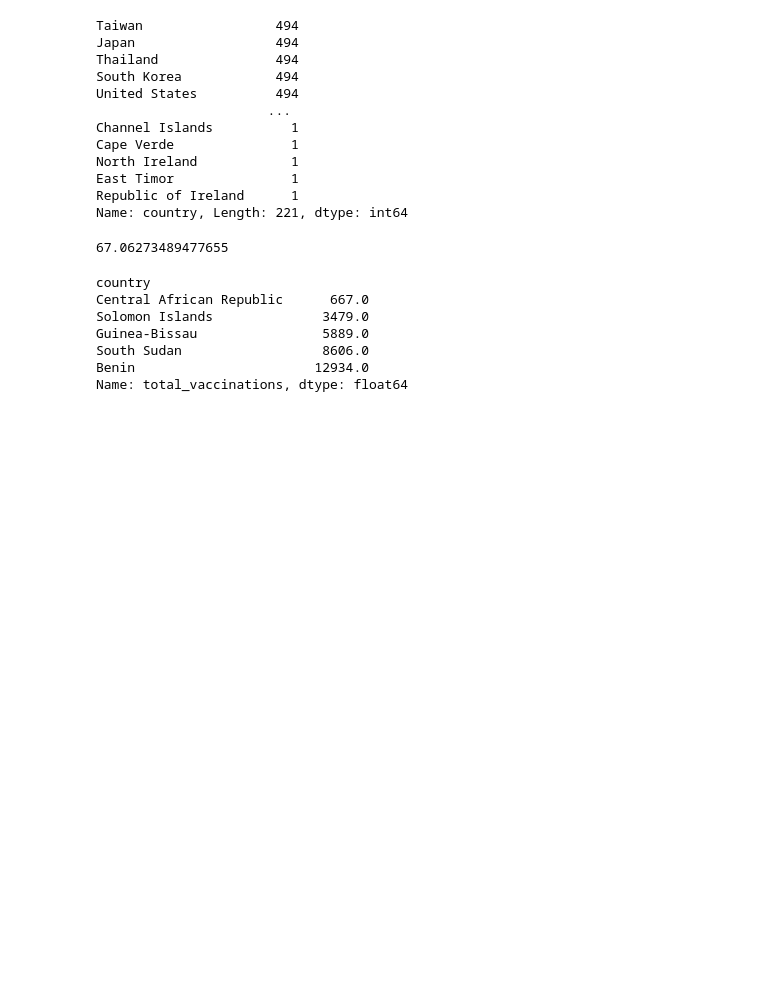
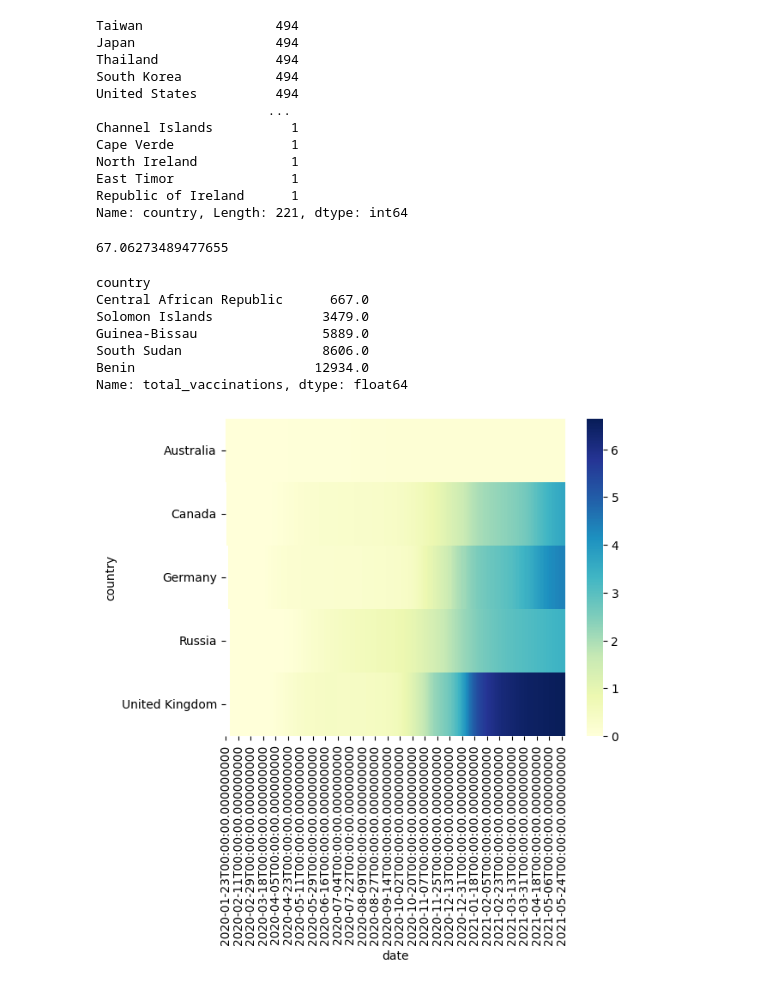
Before and after one commit to Dennniskoo/data_science, a Jupyter notebook: SkillFactory/Pandas/visualization01.ipynb, the cells around one changed output. Drawn from its saved outputs; the diff is of its cells as text; code cells hidden in the pictures; blank space fills up the shorter version.

Commit message:
seaborn

```diff
--- a/SkillFactory/Pandas/visualization01.ipynb
+++ b/SkillFactory/Pandas/visualization01.ipynb
@@ -85,3 +87,30 @@ Guinea-Bissau                5889.0
 South Sudan                  8606.0
 Benin                       12934.0
 Name: total_vaccinations, dtype: float64
+# %%
+countries = ['Russia', 'Australia', 'Germany', 'Canada', 'United Kingdom']
+croped_covid_df = data[data['country'].isin(countries)]
+del countries
+
+populations = pd.DataFrame([
+    ['Canada', 37664517],
+    ['Germany', 83721496],
+    ['Russia', 145975300],
+    ['Australia', 25726900],
+    ['United Kingdom', 67802690]
+    ],
+    columns=['country', 'population']
+)
+croped_covid_df = croped_covid_df.merge(populations, on=['country'])
+croped_covid_df['daily_confirmed_per_hundred'] = croped_covid_df['daily_confirmed'] / croped_covid_df['population'] * 100
+croped_covid_df.head()
+del populations
+# %%
+croped_covid_df['confirmed_per_hundred'] = croped_covid_df['confirmed'] / croped_covid_df['population'] * 100
+# %%
+import seaborn as sns
+
+heatmap = sns.heatmap(data=croped_covid_df.pivot_table(columns='date', index='country', values='confirmed_per_hundred'), cmap='YlGnBu')
+del heatmap
+# %% [output]
+[figure, added]
```
Also changed, not shown: parts of 3 cells of this notebook.
